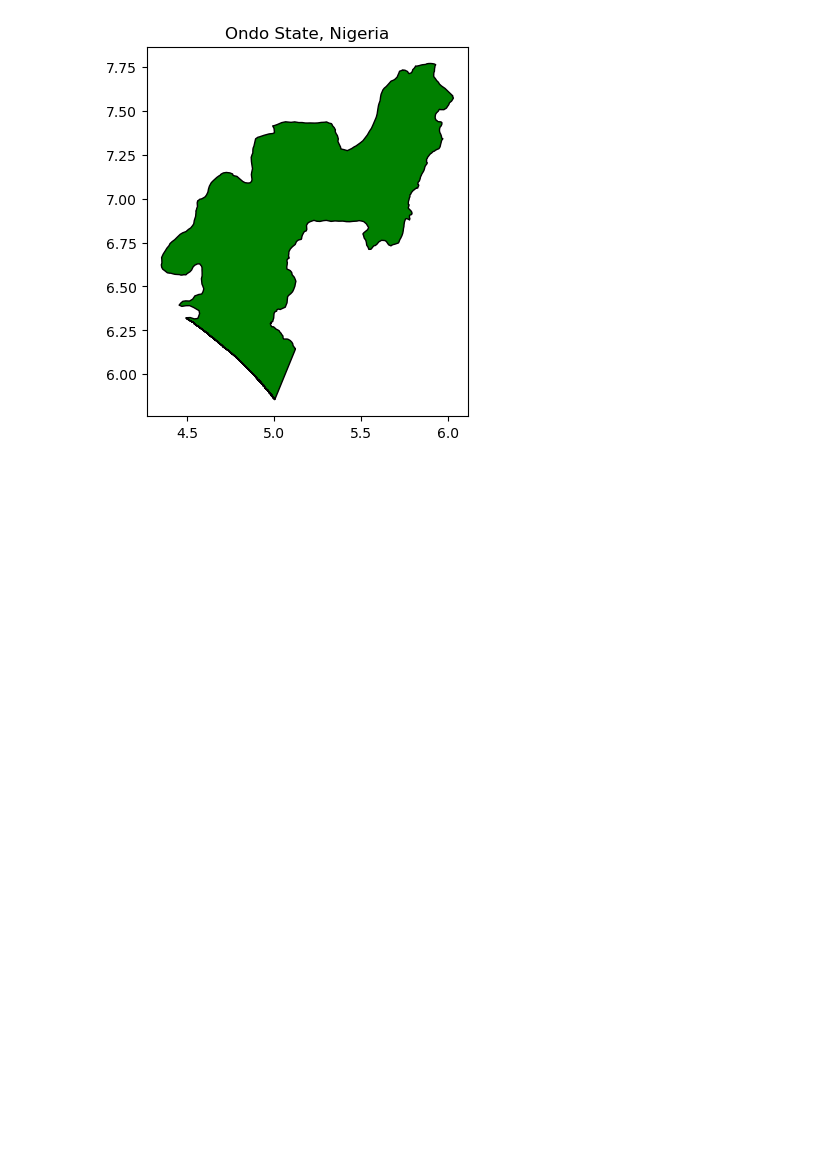
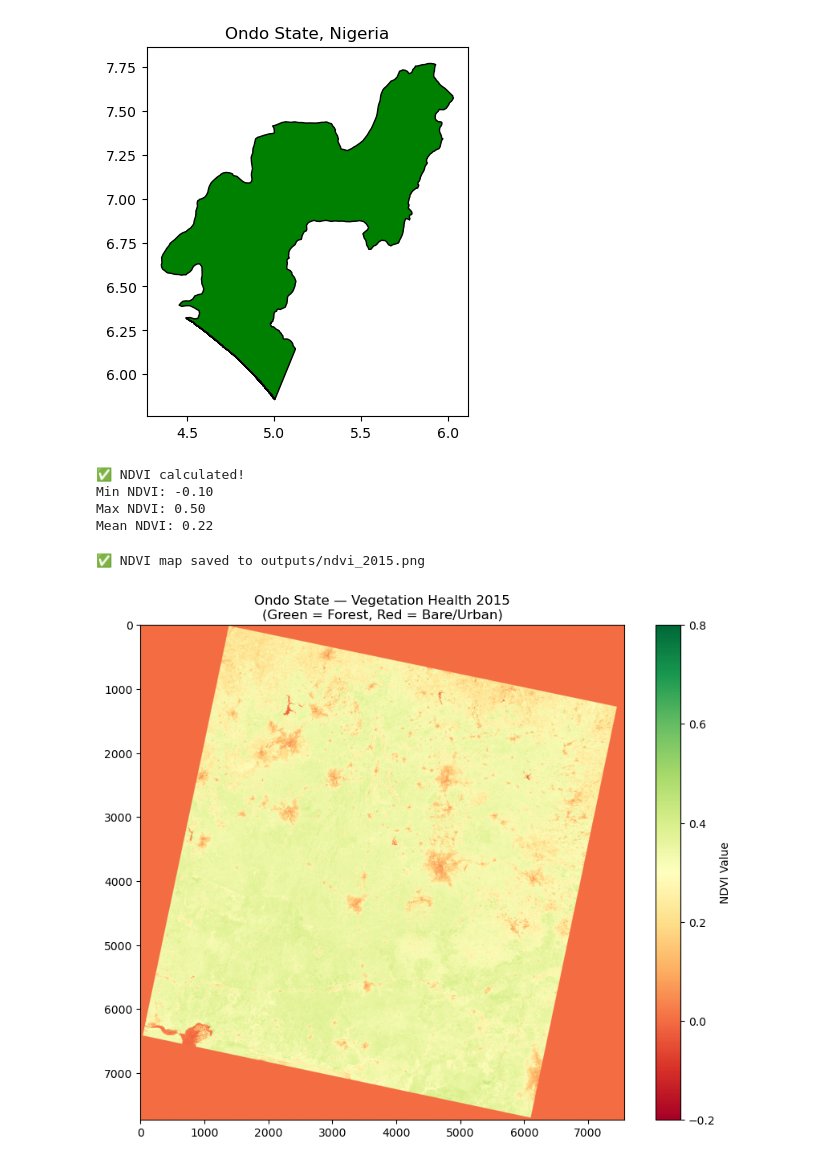
Before and after one commit to OlusolaCC/climatescope_gis, a Jupyter notebook: boundary.ipynb, the cells around one changed output. Drawn from its saved outputs; the diff is of its cells as text; code cells hidden in the pictures; blank space fills up the shorter version.

Commit message:
Stage 3: NDVI vegetation map calculated for Ondo State 2015

```diff
--- a/boundary.ipynb
+++ b/boundary.ipynb
@@ -49,0 +54,21 @@ print("✅ Map saved to outputs/ondo_boundary.png")
+# %%
+# File paths
+# Why: Band 4 = Red light, Band 5 = Near-Infrared
+# Healthy vegetation absorbs red light and reflects near-infrared strongly
+b4_path = "data/raw/LC08_L2SP_190055_20151217_20200908_02_T1_SR_B4.TIF"
+b5_path = "data/raw/LC08_L2SP_190055_20151217_20200908_02_T1_SR_B5.TIF"
+# %%
+# Load the bands
+with rasterio.open(b4_path) as b4:
+    red = b4.read(1).astype(float)
+    profile = b4.profile
+# %%
+with rasterio.open(b5_path) as b5:
+    nir = b5.read(1).astype(float)
+# %%
+# Calculate NDVI
+# Why: NDVI ranges from -1 to 1
+# Values above 0.3 = healthy vegetation/forest
+# Values near 0 = bare soil or urban area
+# Negative values = water
+ndvi = (nir - red) / (nir + red + 1e-10)
@@ -49,0 +80,21 @@ print("✅ Map saved to outputs/ondo_boundary.png")
+# %%
+print(f"✅ NDVI calculated!")
+print(f"Min NDVI: {ndvi.min():.2f}")
+print(f"Max NDVI: {ndvi.max():.2f}")
+print(f"Mean NDVI: {ndvi.mean():.2f}")
+# %% [output]
+✅ NDVI calculated!
+Min NDVI: -0.10
+Max NDVI: 0.50
+Mean NDVI: 0.22
+# %%
+# Plot the NDVI map
+plt.figure(figsize=(10, 8))
+plt.imshow(ndvi, cmap='RdYlGn', vmin=-0.2, vmax=0.8)
+plt.colorbar(label='NDVI Value')
+plt.title('Ondo State — Vegetation Health 2015\n(Green = Forest, Red = Bare/Urban)')
+plt.savefig("outputs/ndvi_2015.png", dpi=150, bbox_inches='tight')
+print("✅ NDVI map saved to outputs/ndvi_2015.png")
+# %% [output]
+✅ NDVI map saved to outputs/ndvi_2015.png
+[figure, added]
```
Also changed, not shown: parts of 2 cells of this notebook, 10 other files.
